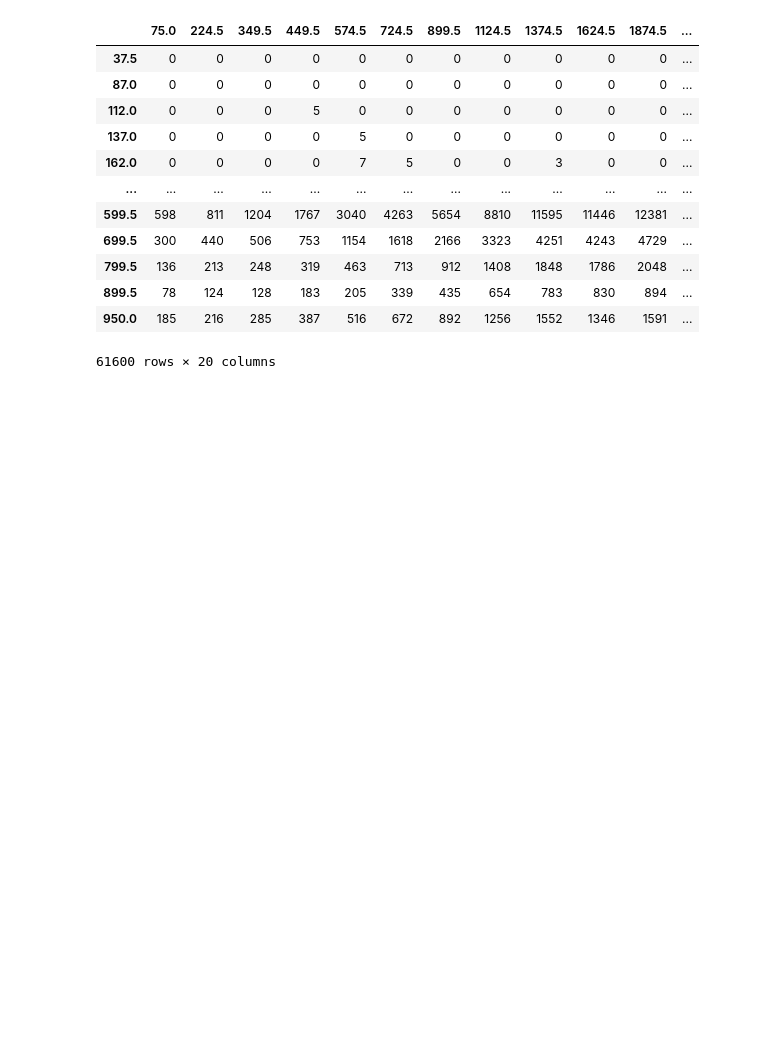
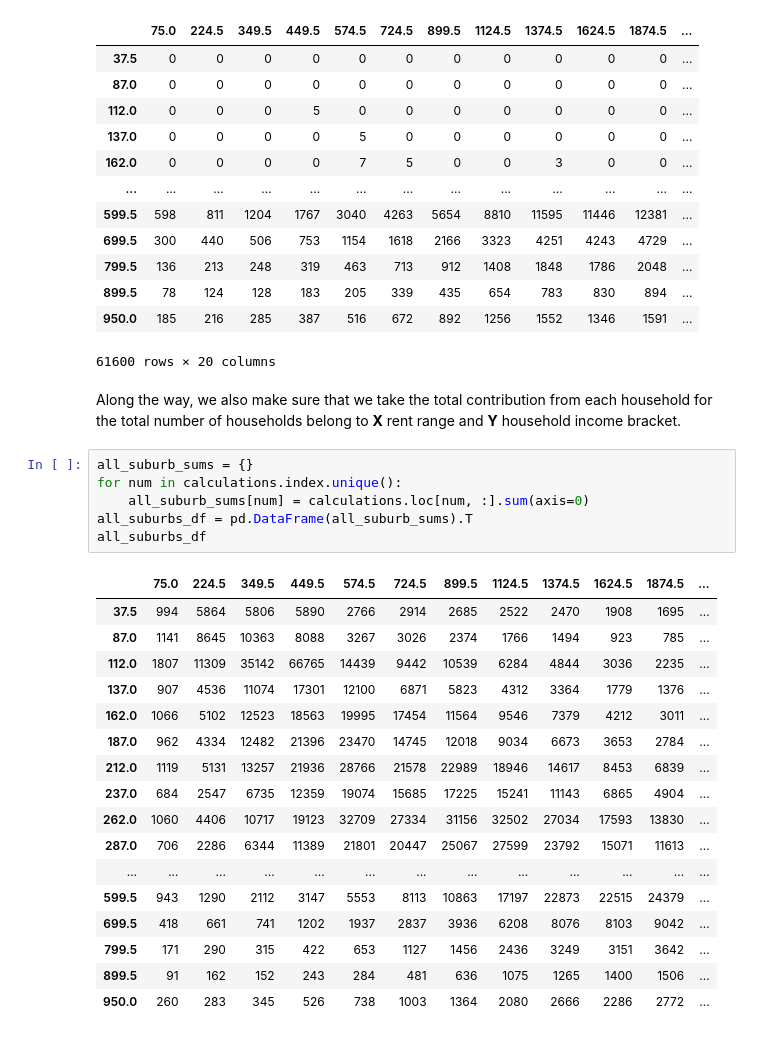
Before and after one commit to aydinkhan2005/Investigating-Factors-Affecting-Housing-in-Australia, a Jupyter notebook: notebooks/calculations.ipynb, the cells around one changed output. Saved outputs shown, nothing was run; the diff lists cells and outputs as text; blank space fills up the shorter version.

```diff
--- a/notebooks/calculations.ipynb
+++ b/notebooks/calculations.ipynb
@@ -194,3 +196,29 @@ calculations
 | 899.5 | 78 | 124 | 128 | 183 | 205 | 339 | 435 | 654 | 783 | 830 | 894 | ... |
 | 950.0 | 185 | 216 | 285 | 387 | 516 | 672 | 892 | 1256 | 1552 | 1346 | 1591 | ... |
 61600 rows × 20 columns
+# %% [markdown]
+Along the way, we also make sure that we take the total contribution from each household for the total number of households belong to **X** rent range and **Y** household income bracket.
+# %%
+all_suburb_sums = {}
+for num in calculations.index.unique():
+    all_suburb_sums[num] = calculations.loc[num, :].sum(axis=0)
+all_suburbs_df = pd.DataFrame(all_suburb_sums).T
+all_suburbs_df
+# %% [output]
+|  | 75.0 | 224.5 | 349.5 | 449.5 | 574.5 | 724.5 | 899.5 | 1124.5 | 1374.5 | 1624.5 | 1874.5 | ... |
+| 37.5 | 994 | 5864 | 5806 | 5890 | 2766 | 2914 | 2685 | 2522 | 2470 | 1908 | 1695 | ... |
+| 87.0 | 1141 | 8645 | 10363 | 8088 | 3267 | 3026 | 2374 | 1766 | 1494 | 923 | 785 | ... |
+| 112.0 | 1807 | 11309 | 35142 | 66765 | 14439 | 9442 | 10539 | 6284 | 4844 | 3036 | 2235 | ... |
+| 137.0 | 907 | 4536 | 11074 | 17301 | 12100 | 6871 | 5823 | 4312 | 3364 | 1779 | 1376 | ... |
+| 162.0 | 1066 | 5102 | 12523 | 18563 | 19995 | 17454 | 11564 | 9546 | 7379 | 4212 | 3011 | ... |
+| 187.0 | 962 | 4334 | 12482 | 21396 | 23470 | 14745 | 12018 | 9034 | 6673 | 3653 | 2784 | ... |
+| 212.0 | 1119 | 5131 | 13257 | 21936 | 28766 | 21578 | 22989 | 18946 | 14617 | 8453 | 6839 | ... |
+| 237.0 | 684 | 2547 | 6735 | 12359 | 19074 | 15685 | 17225 | 15241 | 11143 | 6865 | 4904 | ... |
+| 262.0 | 1060 | 4406 | 10717 | 19123 | 32709 | 27334 | 31156 | 32502 | 27034 | 17593 | 13830 | ... |
+| 287.0 | 706 | 2286 | 6344 | 11389 | 21801 | 20447 | 25067 | 27599 | 23792 | 15071 | 11613 | ... |
+| ... | ... | ... | ... | ... | ... | ... | ... | ... | ... | ... | ... | ... |
+| 599.5 | 943 | 1290 | 2112 | 3147 | 5553 | 8113 | 10863 | 17197 | 22873 | 22515 | 24379 | ... |
+| 699.5 | 418 | 661 | 741 | 1202 | 1937 | 2837 | 3936 | 6208 | 8076 | 8103 | 9042 | ... |
+| 799.5 | 171 | 290 | 315 | 422 | 653 | 1127 | 1456 | 2436 | 3249 | 3151 | 3642 | ... |
+| 899.5 | 91 | 162 | 152 | 243 | 284 | 481 | 636 | 1075 | 1265 | 1400 | 1506 | ... |
+| 950.0 | 260 | 283 | 345 | 526 | 738 | 1003 | 1364 | 2080 | 2666 | 2286 | 2772 | ... |
```
Also changed, not shown: parts of 2 cells of this notebook.
